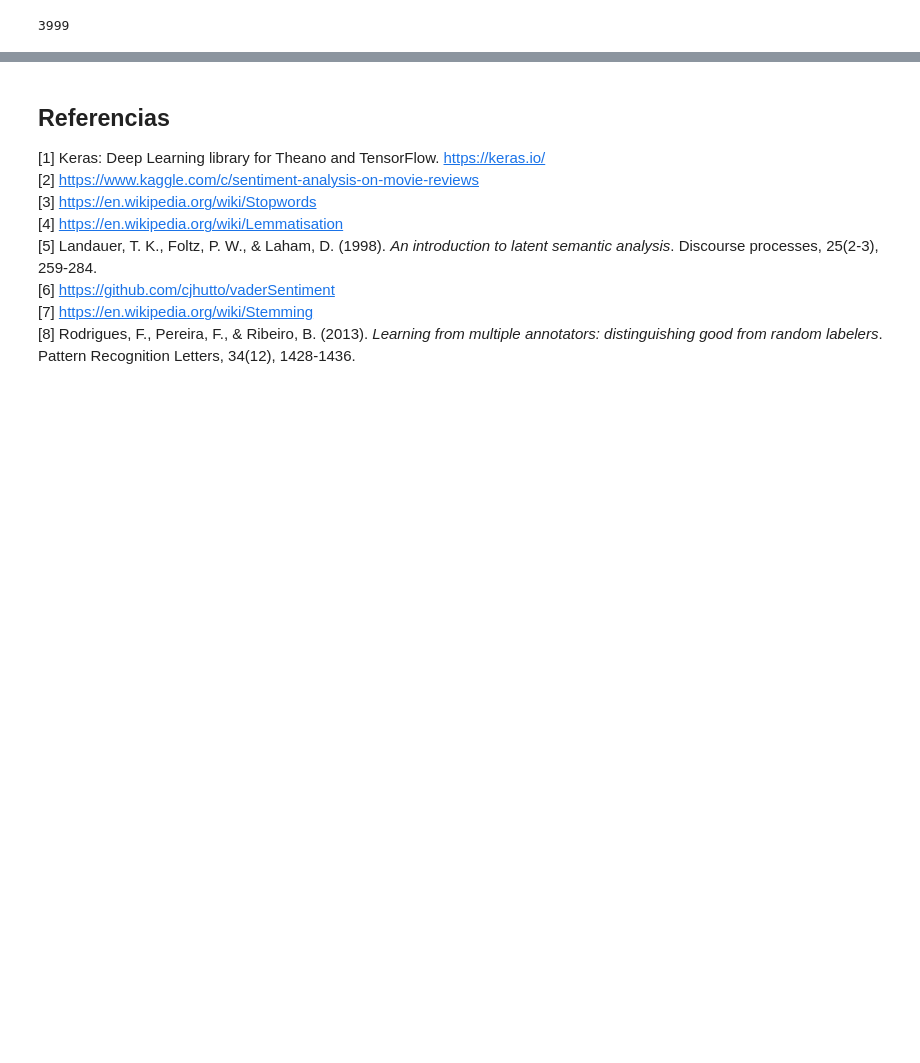
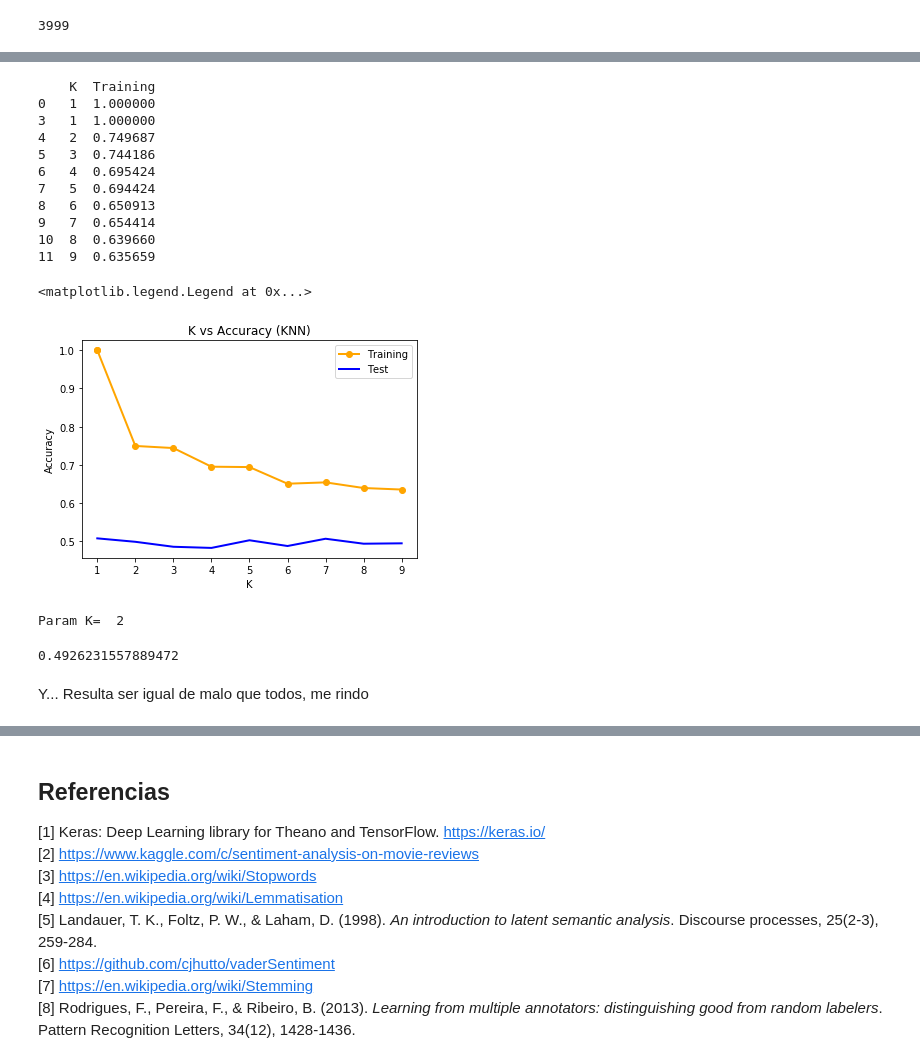
Before and after one commit to cristiancs/ML-TAREA2, a Jupyter notebook: Enunciado.ipynb, the cells around one changed output, grey strips where cells are left out. Drawn from its saved outputs; the diff is of its cells as text; code cells hidden in the pictures; blank space fills up the shorter version.

Commit message:
Ultimo intento, sigue dando resultados feos.

```diff
--- a/Enunciado.ipynb
+++ b/Enunciado.ipynb
@@ -1729,0 +1739,6 @@ plt.legend()
+# %%
+Ks = np.arange(1, 10, 1)
+for K in Ks:
+    model, train_acc, test_acc = do_KNN(features_train,labels_train,features_val,labels_val, K)
+    accuracys_train.append((K,train_acc))
+    accuracys_test.append((K,test_acc))
@@ -1729,0 +1755,56 @@ plt.legend()
+# %%
+import matplotlib.pyplot as plt
+
+
+df_accuracys_train = pd.DataFrame(accuracys_train, columns=["K", "Training"])
+df_accuracys_test = pd.DataFrame(accuracys_test, columns=["K", "Test"])
+
+a = df_accuracys_train["K"] <=10
+b = df_accuracys_test["K"] <=10
+
+df_accuracys_train = df_accuracys_train[a]
+df_accuracys_test = df_accuracys_test[b]
+print(df_accuracys_train)
+
+plt.plot( 'K', 'Training', data=df_accuracys_train, marker='o', color='orange', linewidth=2)
+plt.plot( 'K', 'Test', data=df_accuracys_test, marker='', color='blue', linewidth=2)
+plt.title('K vs Accuracy (KNN)')
+plt.ylabel('Accuracy')
+plt.xlabel('K')
+#plt.xscale('log')
+plt.legend()
+# %% [output]
+    K  Training
+0   1  1.000000
+3   1  1.000000
+4   2  0.749687
+5   3  0.744186
+6   4  0.695424
+7   5  0.694424
+8   6  0.650913
+9   7  0.654414
+10  8  0.639660
+11  9  0.635659
+<matplotlib.legend.Legend at 0x...>
+[figure, added]
+# %%
+# Usemos 2 por que uno parece demasiado perfecto
+
+model, train_acc, test_acc = do_KNN(features_train,labels_train,features_val,labels_val, 2)
+
+from sklearn.metrics import accuracy_score
+
+indices_train = df_train_text.index
+y_true = df3[df3.index.isin(indices_train) ]["Input.true_sent"]
+
+y_pred = model.predict(features_train)
+
+y_true.to_numpy()
+y_pred = np.around(y_pred)
+
+accuracy_score(y_true, y_pred)
+# %% [output]
+Param K=  2
+0.4926231557889472
+# %% [markdown]
+Y... Resulta ser igual de malo que todos, me rindo
```
Also changed, not shown: parts of 32 cells of this notebook.
